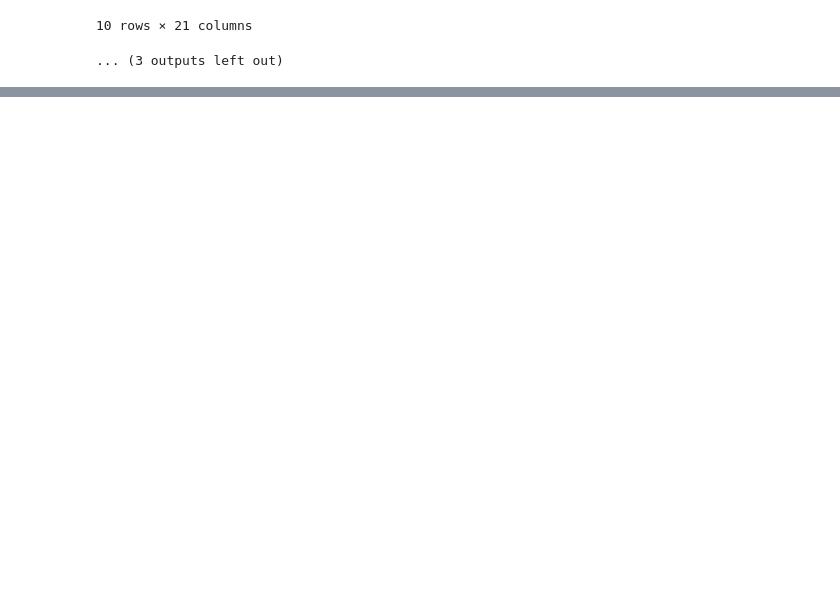
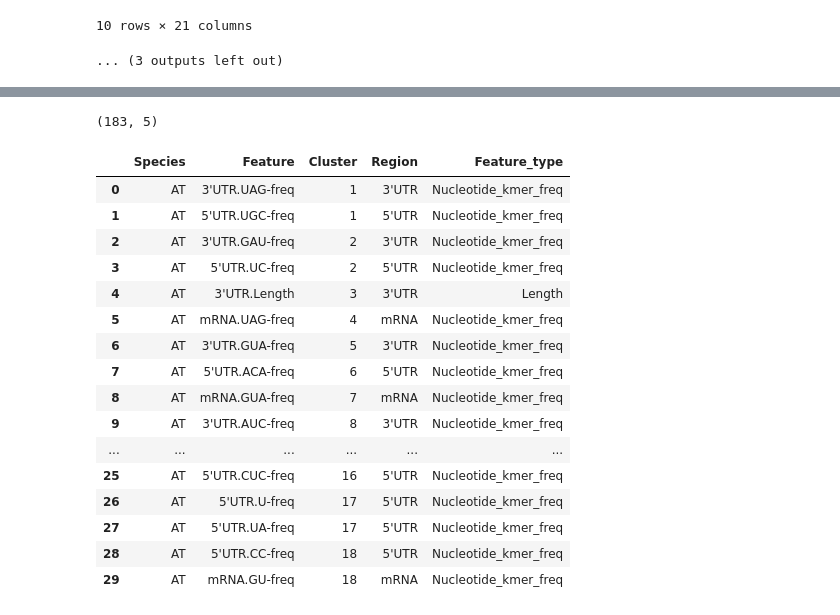
Before and after one commit to ih-11/regression, a Jupyter notebook: notebooks/analysis5_step1.ipynb, the cells around one changed output, grey strips where cells are left out. Saved outputs shown, nothing was run; the diff lists cells and outputs as text; code cells hidden in the pictures; blank space fills up the shorter version.

```diff
--- a/notebooks/analysis5_step1.ipynb
+++ b/notebooks/analysis5_step1.ipynb
@@ -1133,0 +1241,70 @@ Highest zero percentage
+# %%
+# ============================================
+# Candidate-feature hierarchical clusters
+# ============================================
+
+from scipy.cluster.hierarchy import fcluster
+
+cluster_rows = []
+
+for species_key in SPECIES:
+
+    species = SPECIES_INFO[species_key]["label"]
+
+    linkage = cluster_dict[species_key]
+    ordered_features = ordered_feature_dict[species_key]
+
+    # distance threshold
+    cluster_id = fcluster(
+        linkage,
+        t=0.50,
+        criterion="distance",
+    )
+
+    cluster_df = pd.DataFrame({
+        "Species": species,
+        "Feature": ordered_features,
+        "Cluster": cluster_id,
+    })
+
+    cluster_df = (
+        cluster_df
+        .merge(
+            feature_metadata_df,
+            on="Feature",
+            how="left",
+        )
+        .sort_values(
+            ["Cluster", "Region", "Feature"],
+        )
+        .reset_index(drop=True)
+    )
+
+    cluster_rows.append(cluster_df)
+
+candidate_cluster_df = (
+    pd.concat(cluster_rows, ignore_index=True)
+)
+
+print(candidate_cluster_df.shape)
+
+display(candidate_cluster_df.head(30))
+# %% [output]
+(183, 5)
+|  | Species | Feature | Cluster | Region | Feature_type |
+| 0 | AT | 3'UTR.UAG-freq | 1 | 3'UTR | Nucleotide_kmer_freq |
+| 1 | AT | 5'UTR.UGC-freq | 1 | 5'UTR | Nucleotide_kmer_freq |
+| 2 | AT | 3'UTR.GAU-freq | 2 | 3'UTR | Nucleotide_kmer_freq |
+| 3 | AT | 5'UTR.UC-freq | 2 | 5'UTR | Nucleotide_kmer_freq |
+| 4 | AT | 3'UTR.Length | 3 | 3'UTR | Length |
+| 5 | AT | mRNA.UAG-freq | 4 | mRNA | Nucleotide_kmer_freq |
+| 6 | AT | 3'UTR.GUA-freq | 5 | 3'UTR | Nucleotide_kmer_freq |
+| 7 | AT | 5'UTR.ACA-freq | 6 | 5'UTR | Nucleotide_kmer_freq |
+| 8 | AT | mRNA.GUA-freq | 7 | mRNA | Nucleotide_kmer_freq |
+| 9 | AT | 3'UTR.AUC-freq | 8 | 3'UTR | Nucleotide_kmer_freq |
+| ... | ... | ... | ... | ... | ... |
+| 25 | AT | 5'UTR.CUC-freq | 16 | 5'UTR | Nucleotide_kmer_freq |
+| 26 | AT | 5'UTR.U-freq | 17 | 5'UTR | Nucleotide_kmer_freq |
+| 27 | AT | 5'UTR.UA-freq | 17 | 5'UTR | Nucleotide_kmer_freq |
+| 28 | AT | 5'UTR.CC-freq | 18 | 5'UTR | Nucleotide_kmer_freq |
+| 29 | AT | mRNA.GU-freq | 18 | mRNA | Nucleotide_kmer_freq |
```
Also changed, not shown: parts of 2 cells of this notebook.
